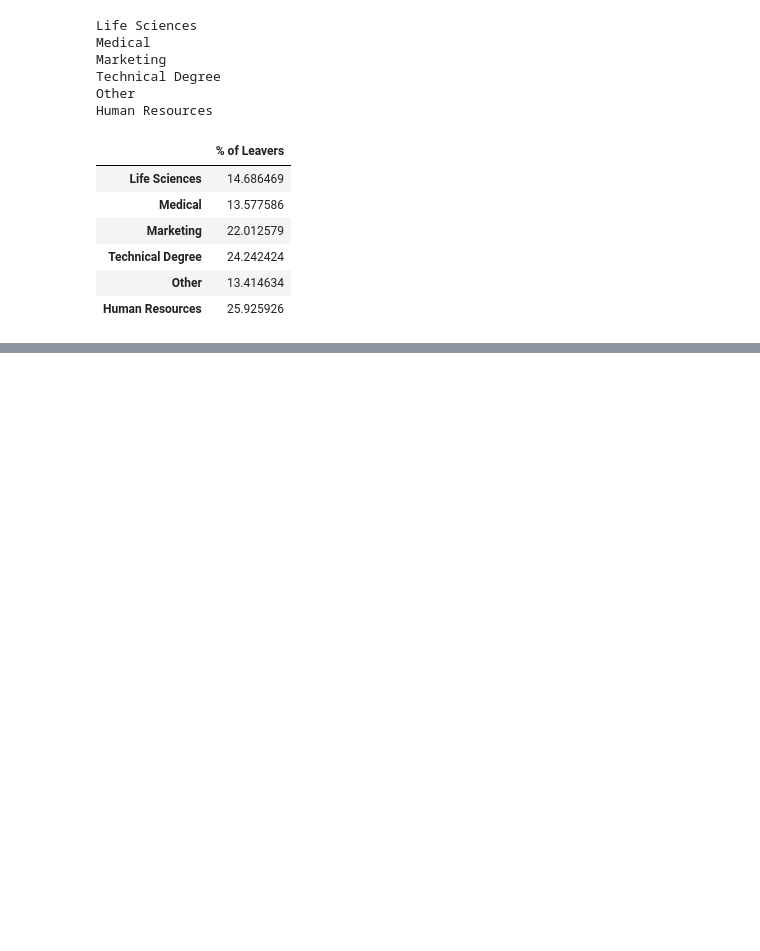
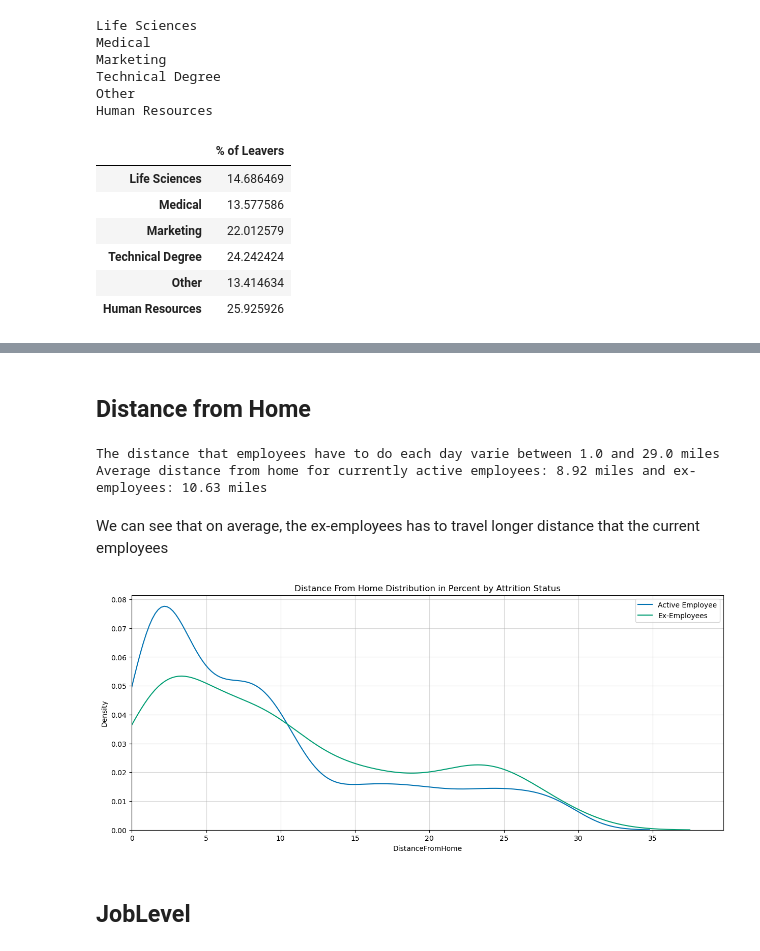
Before and after one commit to ZakariaElKazdam/Attrition-detection, a Jupyter notebook: attrition_detection.ipynb, the cells around one changed output, grey strips where cells are left out. Drawn from its saved outputs; the diff is of its cells as text; code cells hidden in the pictures; blank space fills up the shorter version.

```diff
--- a/attrition_detection.ipynb
+++ b/attrition_detection.ipynb
@@ -439,0 +430,28 @@ Name: Human Resources, dtype: float64
+# %% [markdown]
+## Distance from Home
+# %%
+print('The distance that employees have to do each day varie between {:.1f} and {:.1f} miles'.format(data.DistanceFromHome.min(),data.DistanceFromHome.max()))
+
+
+print('Average distance from home for currently active employees: {:.2f} miles and ex-employees: {:.2f} miles'.format(
+    data[data['Attrition'] == 'No']['DistanceFromHome'].mean(), data.loc[data['Attrition'] == 'Yes','DistanceFromHome'].mean()))
+# %% [output]
+The distance that employees have to do each day varie between 1.0 and 29.0 miles
+Average distance from home for currently active employees: 8.92 miles and ex-employees: 10.63 miles
+# %% [markdown]
+We can see that on average, the ex-employees has to travel longer distance that the current employees
+# %%
+
+plt.figure(figsize=(15,6))
+plt.grid(True, alpha=0.5)
+sns.kdeplot(data.loc[data['Attrition'] == 'No', 'DistanceFromHome'], label = 'Active Employee')
+sns.kdeplot(data.loc[data['Attrition'] == 'Yes', 'DistanceFromHome'], label = 'Ex-Employees')
+plt.xlabel('DistanceFromHome')
+plt.xlim(left=0)
+plt.ylabel('Density')
+plt.legend()
+plt.title('Distance From Home Distribution in Percent by Attrition Status');
+# %% [output]
+[figure, added]
+# %% [markdown]
+## JobLevel
```
Also changed, not shown: parts of 41 cells of this notebook.
